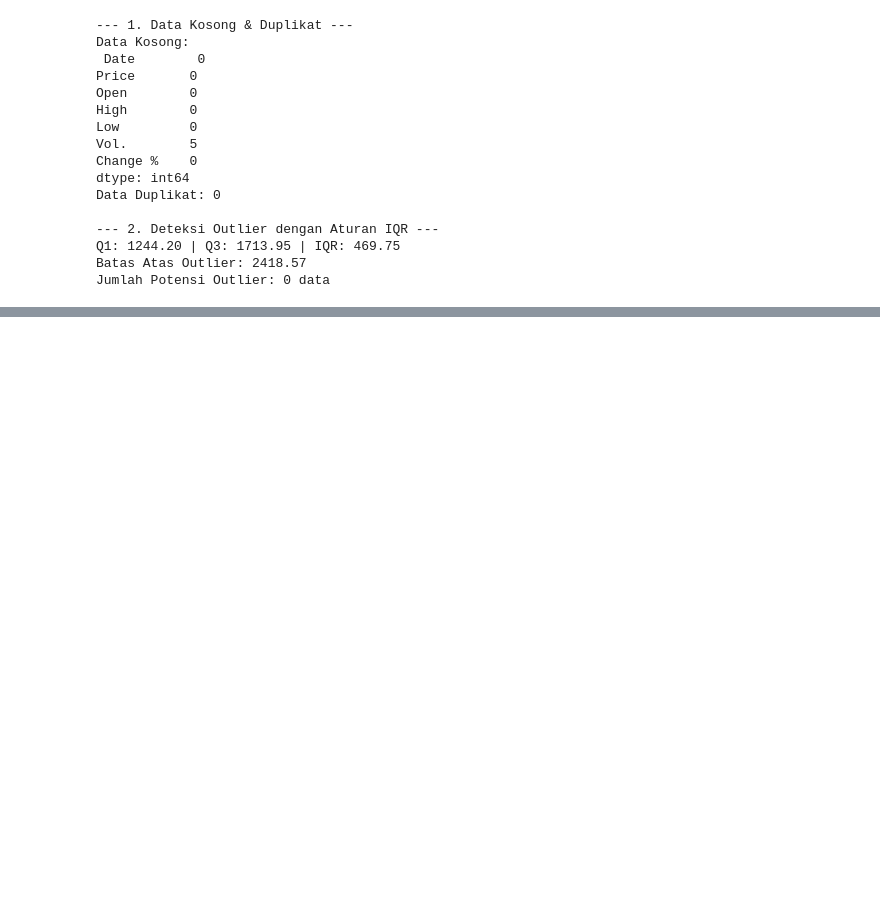
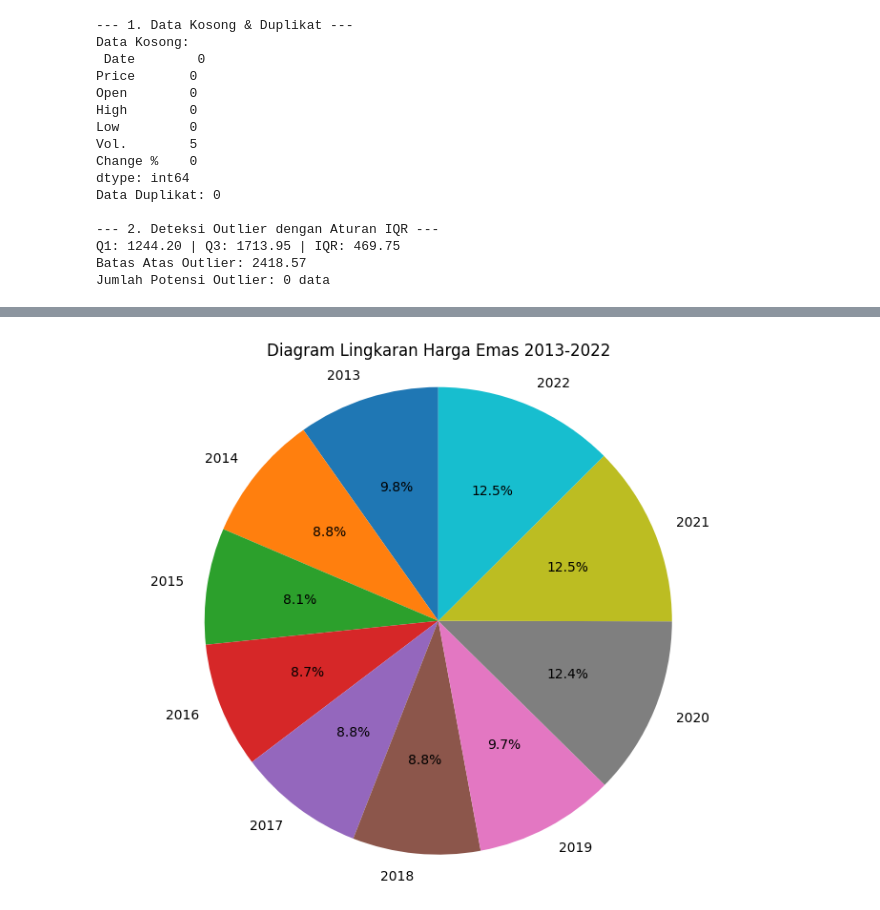
Before and after one commit to Fardan777/Hasil-Laporan-Praktikum-AVD, a Jupyter notebook: Kelompok_Dataset.ipynb, the cells around one changed output, grey strips where cells are left out. Drawn from its saved outputs; the diff is of its cells as text; code cells hidden in the pictures; blank space fills up the shorter version.

```diff
--- a/Kelompok_Dataset.ipynb
+++ b/Kelompok_Dataset.ipynb
@@ -128,2 +128,38 @@ Passing `palette` without assigning `hue` is deprecated and will be removed in v
+# %%
+
+import pandas as pd
+import matplotlib.pyplot as plt
+
+# Membaca dataset
+df = pd.read_csv("/content/Gold Price (2013-2023).csv")
+
+# Mengolah data
+df["Date"] = pd.to_datetime(df["Date"])
+df["Price"] = pd.to_numeric(
+    df["Price"].astype(str).str.replace(",", ""),
+    errors="coerce"
+)
+
+# Mengambil tahun
+df["Year"] = df["Date"].dt.year
+
+# Menghitung rata-rata harga setiap tahun
+data = df.groupby("Year")["Price"].mean()
+
+# Membuat diagram lingkaran
+plt.figure(figsize=(9, 7))
+
+plt.pie(
+    data,
+    labels=data.index,
+    autopct="%1.1f%%",
+    startangle=90
+)
+
+plt.title("Diagram Lingkaran Harga Emas 2013-2022")
+plt.axis("equal")
+plt.show()
+# %% [output]
+[figure, added]
 # %%
 #Berdasarkan analisis pergerakan harga emas periode 2013–2023, emas terbukti secara konsisten berfungsi sebagai instrumen pelindung nilai (safe-haven) yang tangguh. Meskipun sempat mengalami tren datar pada rentang 2013–2018, harga emas mencatatkan akselerasi pertumbuhan signifikan sejak pertengahan 2019 hingga 2023. Korelasi linier yang kuat antara nilai High dan Low harian mengonfirmasi likuiditas pasar yang stabil tanpa anomali fluktuasi ekstrem.   Rekomendasi Strategis:Alokasi Portofolio Defensive: Perusahaan disarankan mengalokasikan 10%–15% dana cadangan ke aset emas guna melindungi neraca keuangan dari risiko inflasi dan ketidakpastian makroekonomi global.   Metode Pembelian Bertahap (Dollar-Cost Averaging): Pembelian bertahap secara berkala lebih direkomendasikan saat harga mendekati area kuartil bawah ($Q1 \approx \text{USD } 1.241$), alih-alih melakukan lump-sum di area puncak (upper bound).   Manajemen Volatilitas: Rentang interkuartil ($IQR = 483,70$) menunjukkan fluktuasi harga yang cukup lebar dalam jangka menengah. Investor jangka pendek perlu menetapkan batas stop-loss yang memadai agar tidak terpengaruh oleh penyesuaian harga harian.   Dengan menerapkan strategi lindung nilai yang disiplin, portofolio keuangan perusahaan dapat menjaga ketahanan nilai aset sekaligus mengoptimalkan imbal hasil jangka panjang saat kondisi ekonomi bergejolak
```
Also changed, not shown: parts of 5 cells of this notebook.
